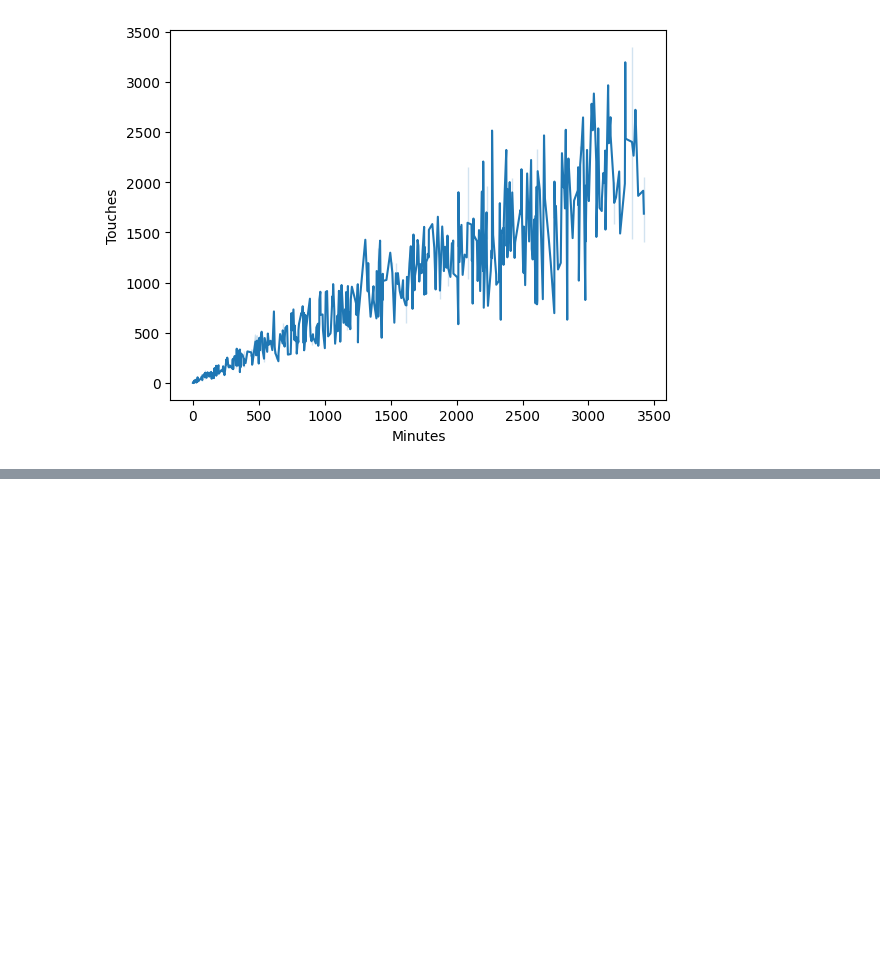
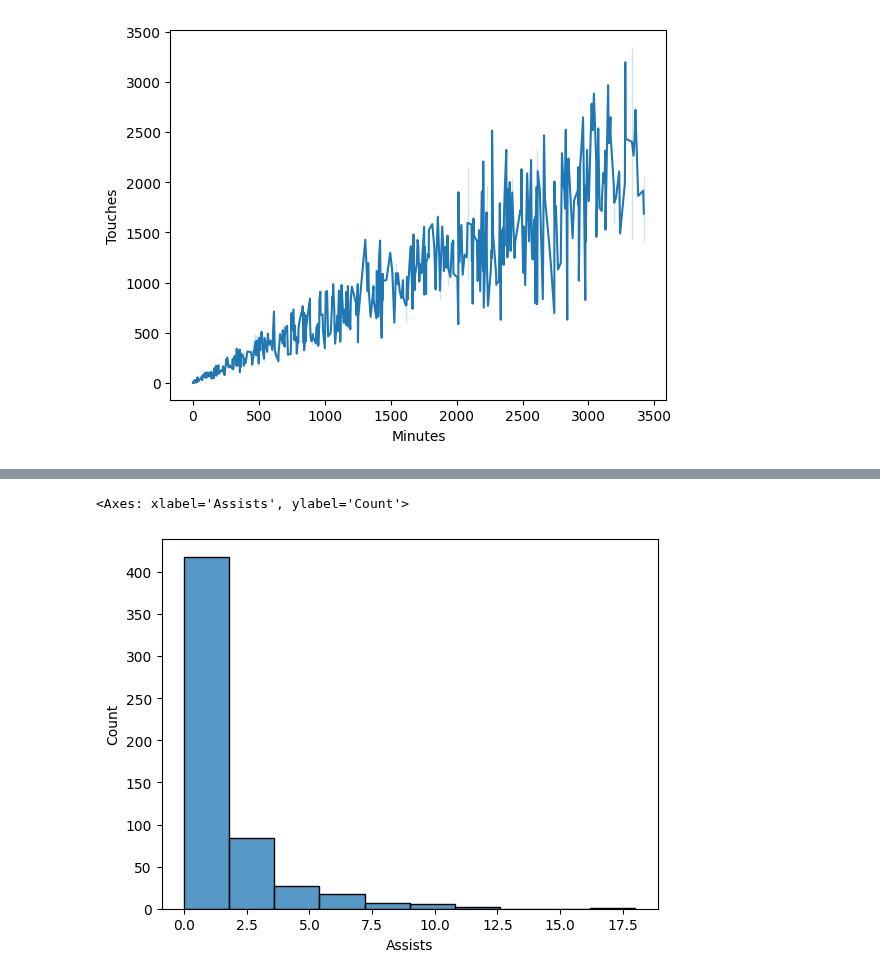
Before and after one commit to schuckers/Charlotte_SCORE_Summer25, a Jupyter notebook: Modules/Seaborn and Basic visualizations in Python Using English Premier League data by Austin Hayes/Seaborn and Basic visualizations in Python Using English Premier League data by Austin Hayes.ipynb, the cells around one changed output, grey strips where cells are left out. Drawn from its saved outputs; the diff is of its cells as text; code cells hidden in the pictures; blank space fills up the shorter version.

```diff
--- a/Modules/Seaborn and Basic visualizations in Python Using English Premier League data by Austin Hayes/Seaborn and Basic visualizations in Python Using English Premier League data by Austin Hayes.ipynb
+++ b/Modules/Seaborn and Basic visualizations in Python Using English Premier League data by Austin Hayes/Seaborn and Basic visualizations in Python Using English Premier League data by Austin Hayes.ipynb
@@ -150,0 +204,6 @@ Again, let's interpret this:
+# %%
+# Create a histogram to visualize the distribution of player ages
+sns.histplot(data=premier_league_data, x='Assists', bins=10)
+# %% [output]
+<Axes: xlabel='Assists', ylabel='Count'>
+[figure, added]
```
Also changed, not shown: parts of 17 cells of this notebook.
